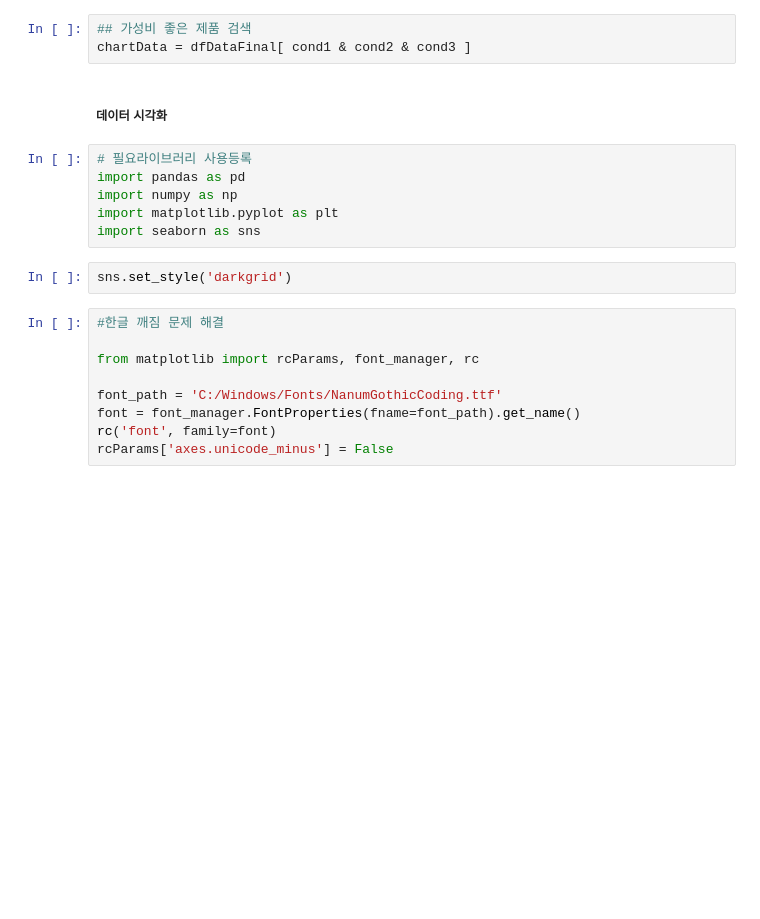
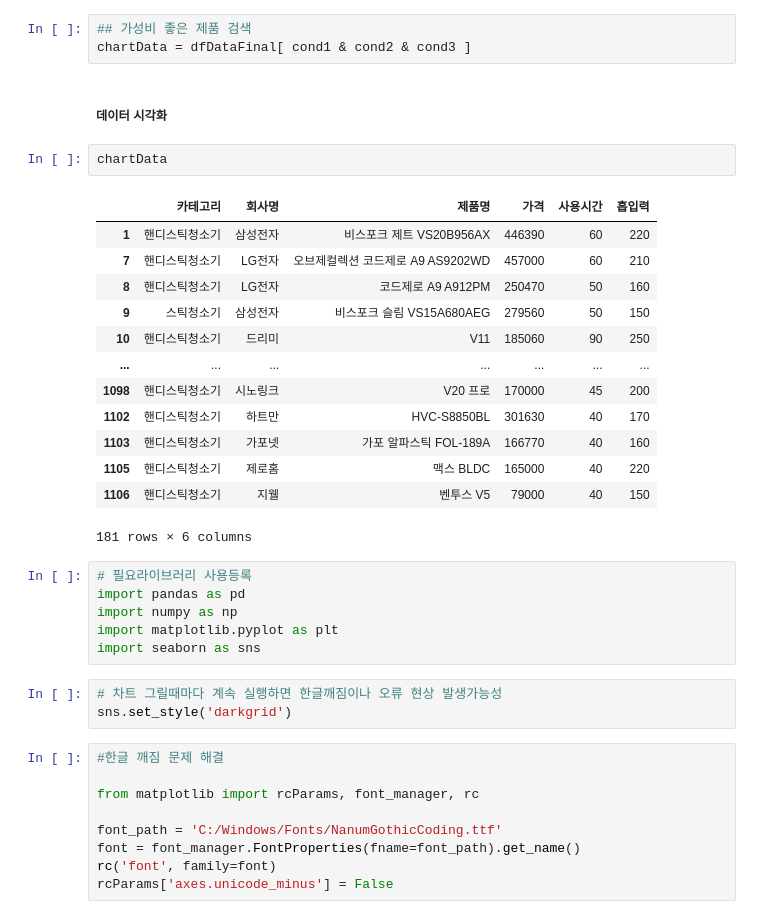
Before and after one commit to riversoso/bigdata-analysis-2024, a Jupyter notebook: day08/da18_무선청소기_인기상품_분석.ipynb, the cells around one changed output. Saved outputs shown, nothing was run; the diff lists cells and outputs as text; blank space fills up the shorter version.

```diff
--- a/day08/da18_무선청소기_인기상품_분석.ipynb
+++ b/day08/da18_무선청소기_인기상품_분석.ipynb
@@ -604,14 +606,31 @@ cond3 = dfDataFinal['사용시간'] >= useTimeMean
 chartData = dfDataFinal[ cond1 & cond2 & cond3 ]
 # %% [markdown]
 ##### 데이터 시각화
+# %%
+chartData
+# %% [output]
+|  | 카테고리 | 회사명 | 제품명 | 가격 | 사용시간 | 흡입력 |
+| 1 | 핸디스틱청소기 | 삼성전자 | 비스포크 제트 VS20B956AX | 446390 | 60 | 220 |
+| 7 | 핸디스틱청소기 | LG전자 | 오브제컬렉션 코드제로 A9 AS9202WD | 457000 | 60 | 210 |
+| 8 | 핸디스틱청소기 | LG전자 | 코드제로 A9 A912PM | 250470 | 50 | 160 |
+| 9 | 스틱청소기 | 삼성전자 | 비스포크 슬림 VS15A680AEG | 279560 | 50 | 150 |
+| 10 | 핸디스틱청소기 | 드리미 | V11 | 185060 | 90 | 250 |
+| ... | ... | ... | ... | ... | ... | ... |
+| 1098 | 핸디스틱청소기 | 시노링크 | V20 프로 | 170000 | 45 | 200 |
+| 1102 | 핸디스틱청소기 | 하트만 | HVC-S8850BL | 301630 | 40 | 170 |
+| 1103 | 핸디스틱청소기 | 가포넷 | 가포 알파스틱 FOL-189A | 166770 | 40 | 160 |
+| 1105 | 핸디스틱청소기 | 제로홈 | 맥스 BLDC | 165000 | 40 | 220 |
+| 1106 | 핸디스틱청소기 | 지웰 | 벤투스 V5 | 79000 | 40 | 150 |
+181 rows × 6 columns
 # %%
 # 필요라이브러리 사용등록
 import pandas as pd
 import numpy as np
 import matplotlib.pyplot as plt
 import seaborn as sns
-# %%
-sns.set_style('darkgrid')
+# %%
+# 차트 그릴때마다 계속 실행하면 한글깨짐이나 오류 현상 발생가능성
+sns.set_style('darkgrid')
 # %%
 #한글 깨짐 문제 해결
 
```
Also changed, not shown: parts of 13 cells of this notebook, 8 other files.
